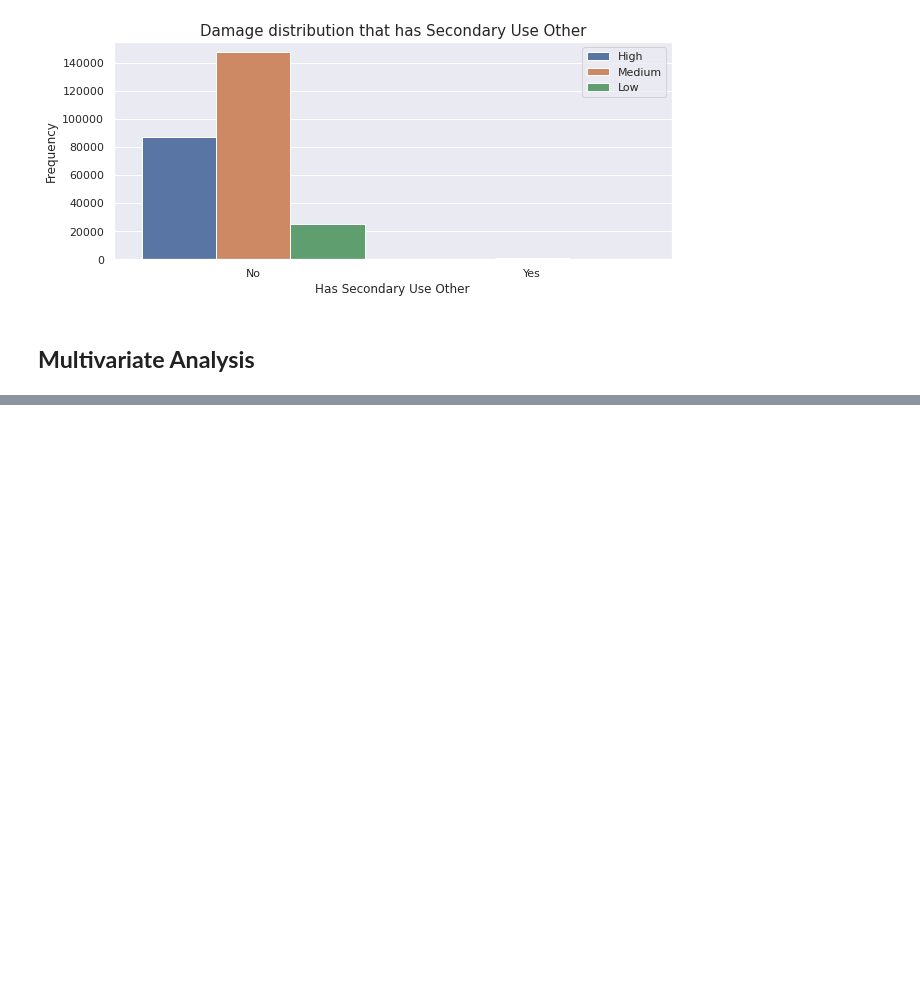
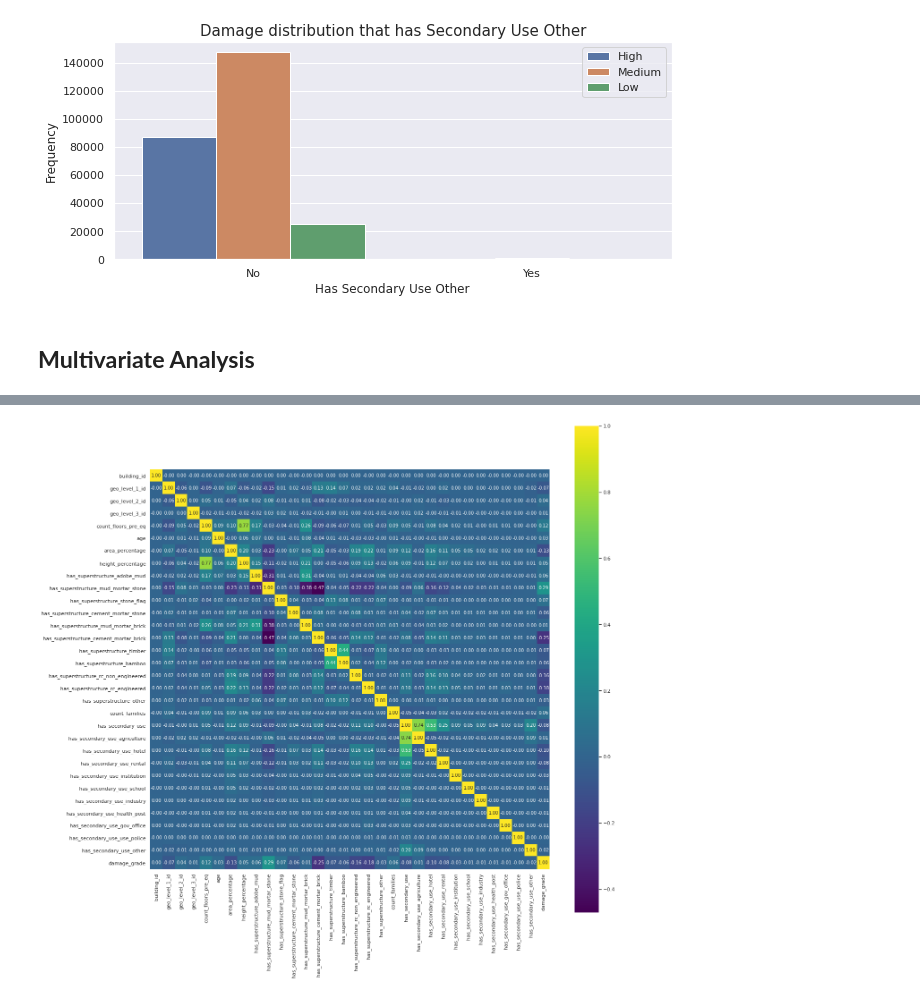
Before and after one commit to ReynaraEzra/Richter-Earthquake-Prediction, a Jupyter notebook: Richter_Prediction_Part1.ipynb, the cells around one changed output, grey strips where cells are left out. Drawn from its saved outputs; the diff is of its cells as text; code cells hidden in the pictures; blank space fills up the shorter version.

```diff
--- a/Richter_Prediction_Part1.ipynb
+++ b/Richter_Prediction_Part1.ipynb
@@ -1059,0 +1076,8 @@ train.head(2)
+# %%
+features = train
+# %%
+features['damage_grade'] = features['damage_grade'].replace({'Low':1, 'Medium':2, 'High':3})
+features['damage_grade'] = features['damage_grade'].astype('int64')
+# %%
+corr_matrix = features.corr()
+corr_matrix
@@ -1059,0 +1102,7 @@ train.head(2)
+# %%
+plt.figure(figsize=(20,20))
+
+sns.heatmap(corr_matrix, annot=True, cmap='viridis', square=True, fmt='.2f', annot_kws={'size': 10})
+plt.show()
+# %% [output]
+[figure, added]
```
Also changed, not shown: parts of 5 cells of this notebook.
